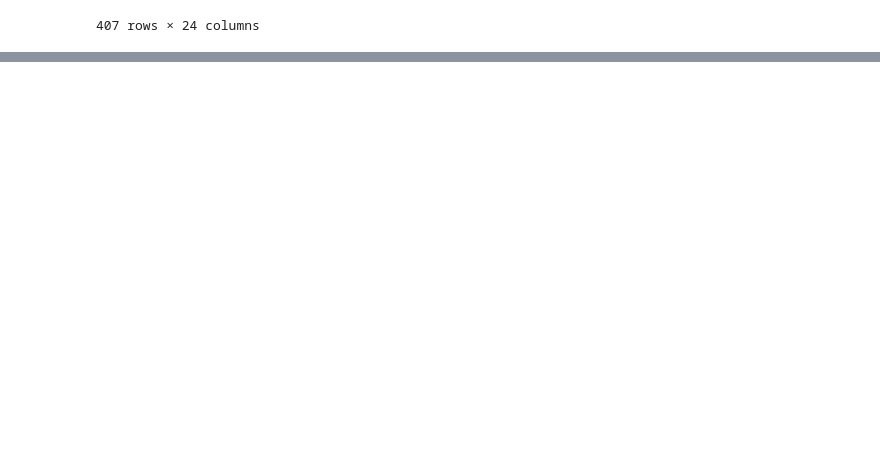
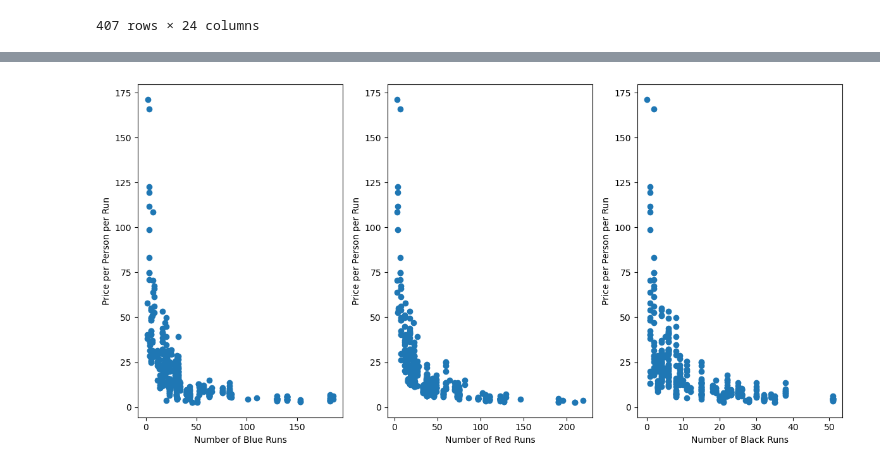
Before and after one commit to EvanWilliams5352/DataScience1, a Jupyter notebook: CodeTemplates/Ski Hotels.ipynb, the cells around one changed output, grey strips where cells are left out. Drawn from its saved outputs; the diff is of its cells as text; code cells hidden in the pictures; blank space fills up the shorter version.

```diff
--- a/CodeTemplates/Ski Hotels.ipynb
+++ b/CodeTemplates/Ski Hotels.ipynb
@@ -52 +54,42 @@ altitude (m)    1358.781327
 dtype: float64
+# %%
+# Convert columns to appropriate data types
+df['distance_from_lift_(m)'] = pd.to_numeric(df['distance_from_lift_(m)'], errors='coerce')
+df['decSnowLow2020(cm)'] = pd.to_numeric(df['decSnowLow2020(cm)'], errors='coerce')
+df['decSnowHigh2020(cm)'] = pd.to_numeric(df['decSnowHigh2020(cm)'], errors='coerce')
+df['janSnowLow2020(cm)'] = pd.to_numeric(df['janSnowLow2020(cm)'], errors='coerce')
+df['janSnowHigh2020(cm)'] = pd.to_numeric(df['janSnowHigh2020(cm)'], errors='coerce')
+df['febSnowLow2020(cm)'] = pd.to_numeric(df['febSnowLow2020(cm)'], errors='coerce')
+df['febSnowHigh2020(cm)'] = pd.to_numeric(df['febSnowHigh2020(cm)'], errors='coerce')
+
+# Calculate the total number of runs (sum of blue, red, and black runs)
+df['totalRuns'] = df['blues'] + df['reds'] + df['blacks']
+
+# Calculate the average price per person per run
+df['price_per_run'] = df['price (£)'] / df['totalRuns']
+
+# Analyze the relationship between the number of runs and price per person
+plt.figure(figsize=(12, 6))
+
+# Scatter plot for blue runs
+plt.subplot(1, 3, 1)
+plt.scatter(df['blues'], df['price_per_run'])
+plt.xlabel('Number of Blue Runs')
+plt.ylabel('Price per Person per Run')
+
+# Scatter plot for red runs
+plt.subplot(1, 3, 2)
+plt.scatter(df['reds'], df['price_per_run'])
+plt.xlabel('Number of Red Runs')
+plt.ylabel('Price per Person per Run')
+
+# Scatter plot for black runs
+plt.subplot(1, 3, 3)
+plt.scatter(df['blacks'], df['price_per_run'])
+plt.xlabel('Number of Black Runs')
+plt.ylabel('Price per Person per Run')
+
+plt.tight_layout()
+plt.show()
+# %% [output]
+[figure, added]
```
Also changed, not shown: parts of 8 cells of this notebook, 6 other files.
